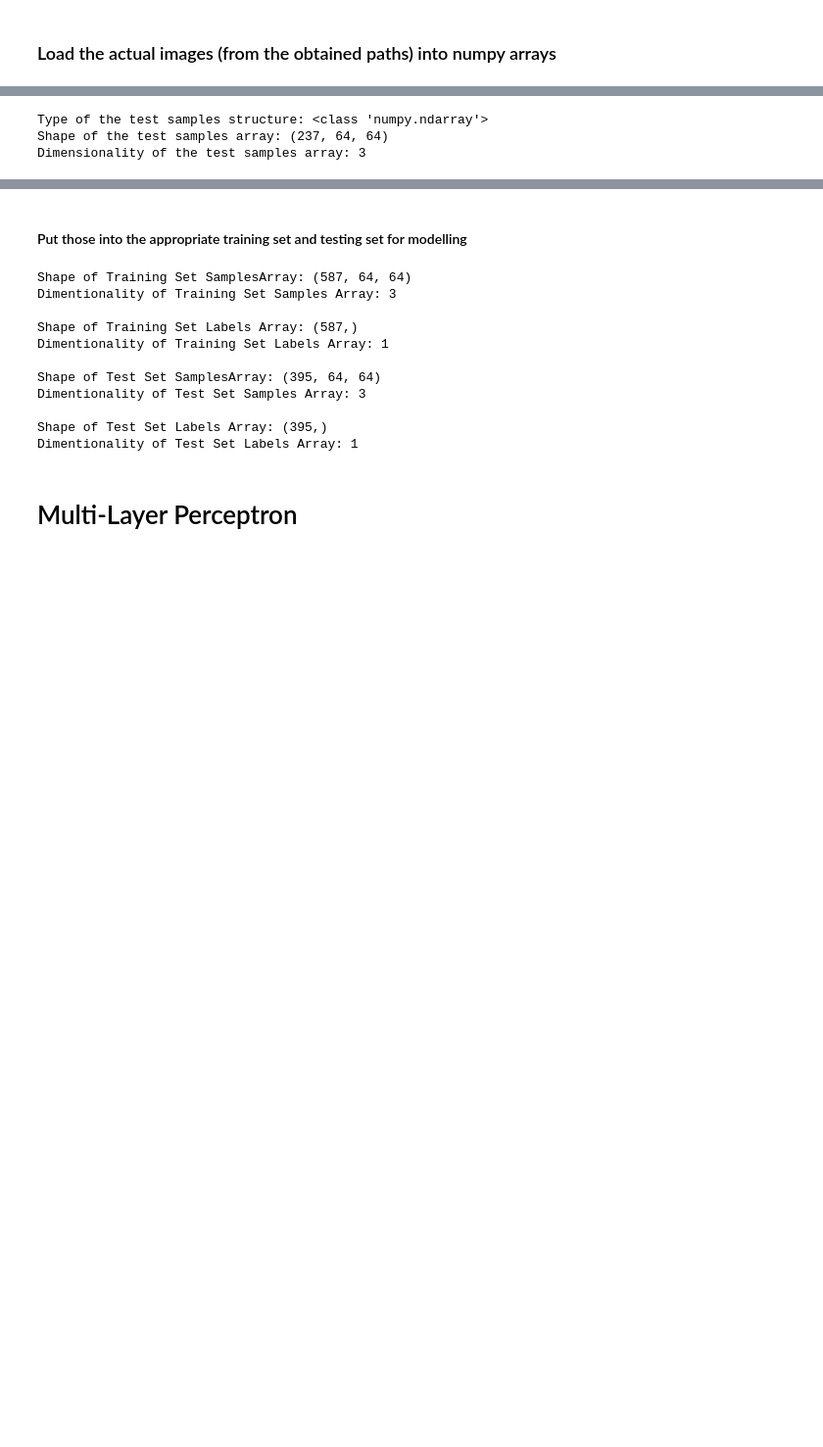
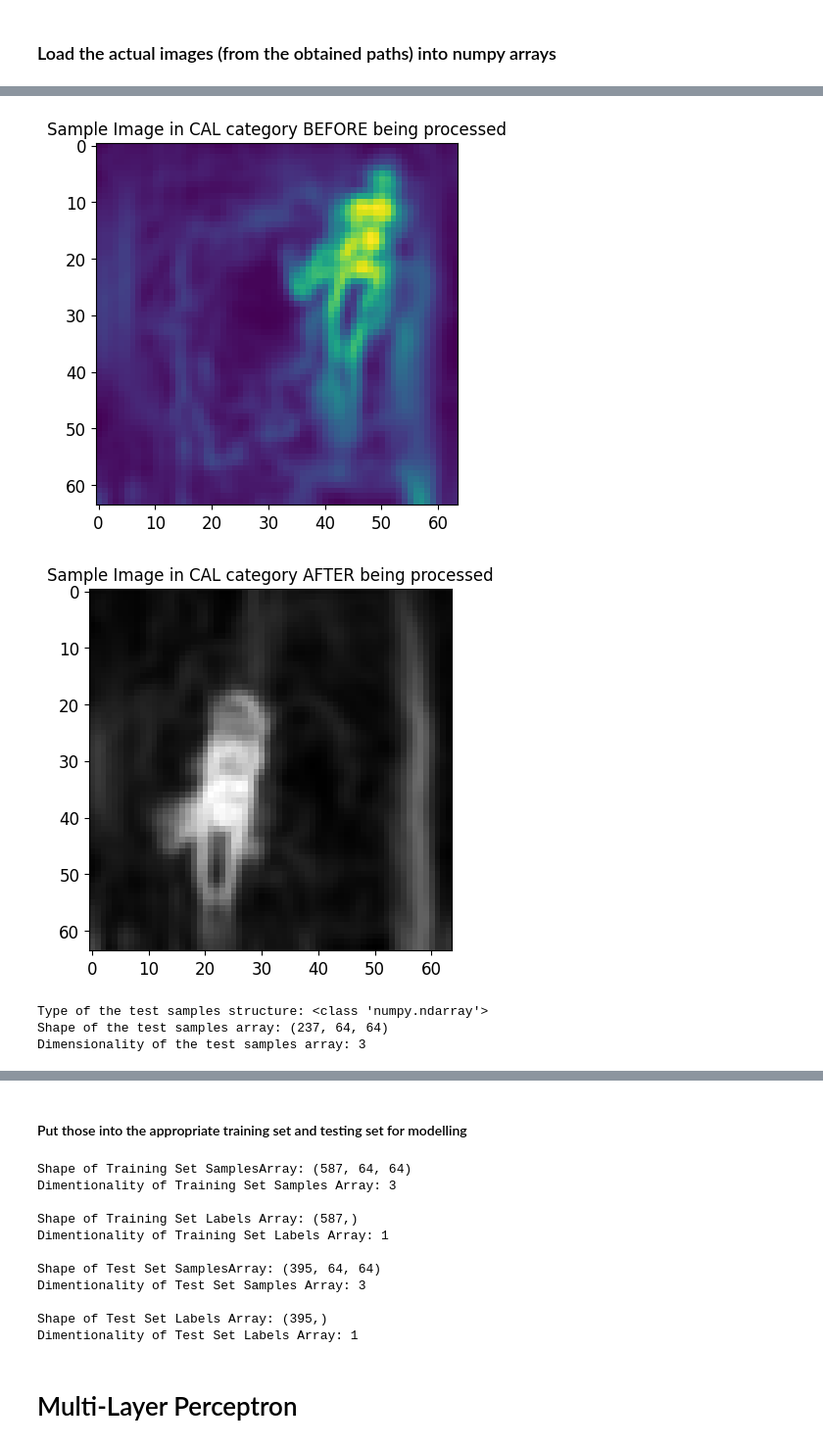
Before and after one commit to kmock930/Texture-Image-Comparison, a Jupyter notebook: CSI5341 Assignment 2 - Kelvin Mock 300453668.ipynb, the cells around one changed output, grey strips where cells are left out. Shown: that part at 98% size. Cells and saved outputs as stored; diff of their text form; code cells hidden in the pictures; blank space fills up the shorter version.

```diff
--- a/CSI5341 Assignment 2 - Kelvin Mock 300453668.ipynb
+++ b/CSI5341 Assignment 2 - Kelvin Mock 300453668.ipynb
@@ -152,11 +161,13 @@ Type of the training samples structure: <class 'numpy.ndarray'>
 Shape of the training samples array: (334, 64, 64)
 Dimensionality of the training samples array: 3
 # %%
-CAL_TEST_SAMPLES = load_images(CAL_TEST_SAMPLES);
+CAL_TEST_SAMPLES = load_images(CAL_TEST_SAMPLES, constants.CAL.upper());
 print(f"Type of the test samples structure: {type(CAL_TEST_SAMPLES)}");
 print(f"Shape of the test samples array: {CAL_TEST_SAMPLES.shape}");
 print(f"Dimensionality of the test samples array: {CAL_TEST_SAMPLES.ndim}");
 # %% [output]
+[figure, added]
+[figure, added]
 Type of the test samples structure: <class 'numpy.ndarray'>
 Shape of the test samples array: (237, 64, 64)
 Dimensionality of the test samples array: 3
```
Also changed, not shown: parts of 5 cells of this notebook, 2 other files.
